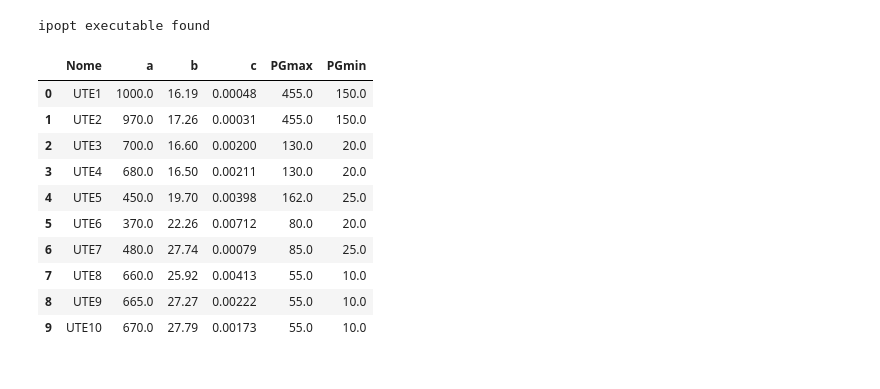
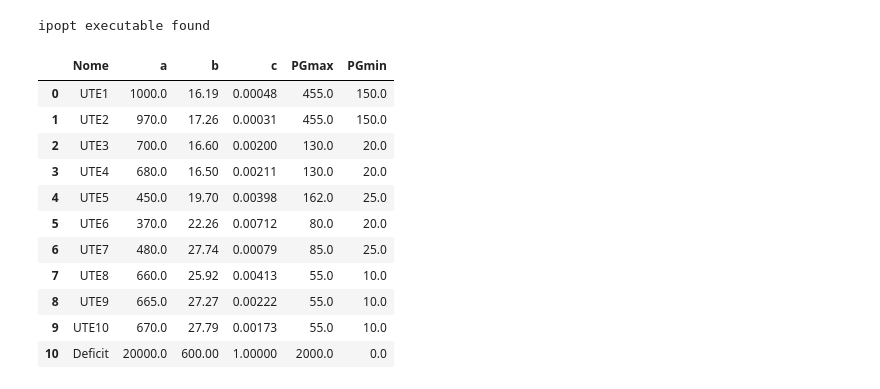
Before and after one commit to eduardomloureiro/Trabalho2_Otimizacao, a Jupyter notebook: trab2.ipynb, the cells around one changed output. Saved outputs shown, nothing was run; the diff lists cells and outputs as text; code cells hidden in the pictures.

```diff
--- a/trab2.ipynb
+++ b/trab2.ipynb
@@ -47,12 +47,12 @@ ipopt executable found
 
 # sistema base com 10 unidades geradoras
 
-UTEs = [('UTE1', 'UTE2', 'UTE3', 'UTE4', 'UTE5', 'UTE6', 'UTE7', 'UTE8', 'UTE9', 'UTE10'),  # Nome
-        (1000, 970, 700, 680, 450, 370, 480, 660, 665, 670),  # a
-        (16.19, 17.26, 16.6, 16.5, 19.7, 22.26, 27.74, 25.92, 27.27, 27.79),  # b
-        (0.00048, 0.00031, 0.002, 0.00211, 0.00398, 0.00712, 0.00079, 0.00413, 0.00222, 0.00173),  # c
-        (455, 455, 130, 130, 162, 80, 85, 55, 55, 55),  # PGmax
-        (150, 150, 20, 20, 25, 20, 25, 10, 10, 10)]  # PGmin
+UTEs = [('UTE1', 'UTE2', 'UTE3', 'UTE4', 'UTE5', 'UTE6', 'UTE7', 'UTE8', 'UTE9', 'UTE10', 'Deficit'),  # Nome
+        (1000, 970, 700, 680, 450, 370, 480, 660, 665, 670, 20000),  # a
+        (16.19, 17.26, 16.6, 16.5, 19.7, 22.26, 27.74, 25.92, 27.27, 27.79, 600),  # b
+        (0.00048, 0.00031, 0.002, 0.00211, 0.00398, 0.00712, 0.00079, 0.00413, 0.00222, 0.00173, 1),  # c
+        (455, 455, 130, 130, 162, 80, 85, 55, 55, 55, 2000),  # PGmax
+        (150, 150, 20, 20, 25, 20, 25, 10, 10, 10, 0)]  # PGmin
 UTEs = np.transpose(UTEs)
 UTE = pd.DataFrame(UTEs, columns=['Nome','a','b','c','PGmax','PGmin'])
 
@@ -98,33 +98,34 @@ Dem = [('Hora1', 700, 70),
         ('Hora23', 900, 90),
         ('Hora24', 800, 80)]
 
 Dem = pd.DataFrame(Dem, columns=['Hora','Dem', 'Res'])
 
 
 # ------------------------- #
 
 
 UTE['a'] = UTE['a'].astype('float')
 UTE['b'] = UTE['b'].astype('float')
 UTE['c'] = UTE['c'].astype('float')
 UTE['PGmax'] = UTE['PGmax'].astype('float')
 UTE['PGmin'] = UTE['PGmin'].astype('float')
 
 
 UTE
 # Dem
 # %% [output]
 |  | Nome | a | b | c | PGmax | PGmin |
 | 0 | UTE1 | 1000.0 | 16.19 | 0.00048 | 455.0 | 150.0 |
 | 1 | UTE2 | 970.0 | 17.26 | 0.00031 | 455.0 | 150.0 |
 | 2 | UTE3 | 700.0 | 16.60 | 0.00200 | 130.0 | 20.0 |
 | 3 | UTE4 | 680.0 | 16.50 | 0.00211 | 130.0 | 20.0 |
 | 4 | UTE5 | 450.0 | 19.70 | 0.00398 | 162.0 | 25.0 |
 | 5 | UTE6 | 370.0 | 22.26 | 0.00712 | 80.0 | 20.0 |
 | 6 | UTE7 | 480.0 | 27.74 | 0.00079 | 85.0 | 25.0 |
 | 7 | UTE8 | 660.0 | 25.92 | 0.00413 | 55.0 | 10.0 |
 | 8 | UTE9 | 665.0 | 27.27 | 0.00222 | 55.0 | 10.0 |
 | 9 | UTE10 | 670.0 | 27.79 | 0.00173 | 55.0 | 10.0 |
+| 10 | Deficit | 20000.0 | 600.00 | 1.00000 | 2000.0 | 0.0 |
 # %%
 # # mudar a demanda da hora 6, usando o iloc
 # Dem.iloc[5,1] = 900
```
Also changed, not shown: parts of 3 cells of this notebook.
